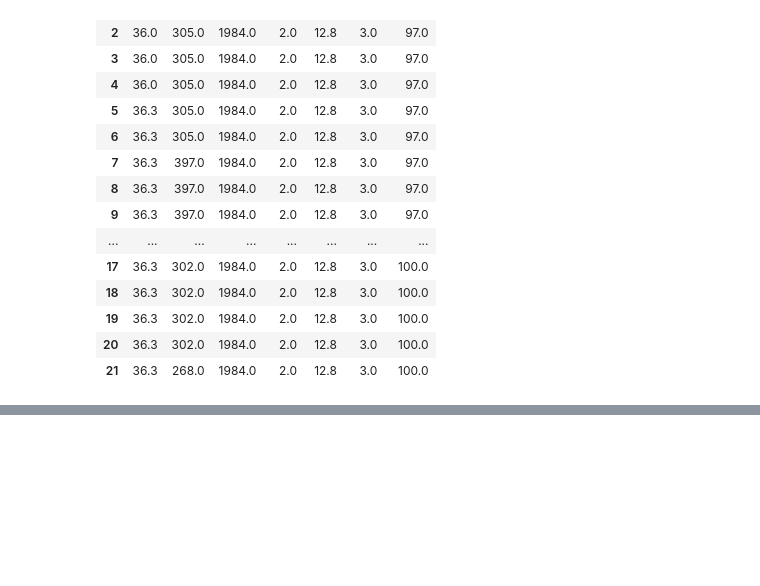
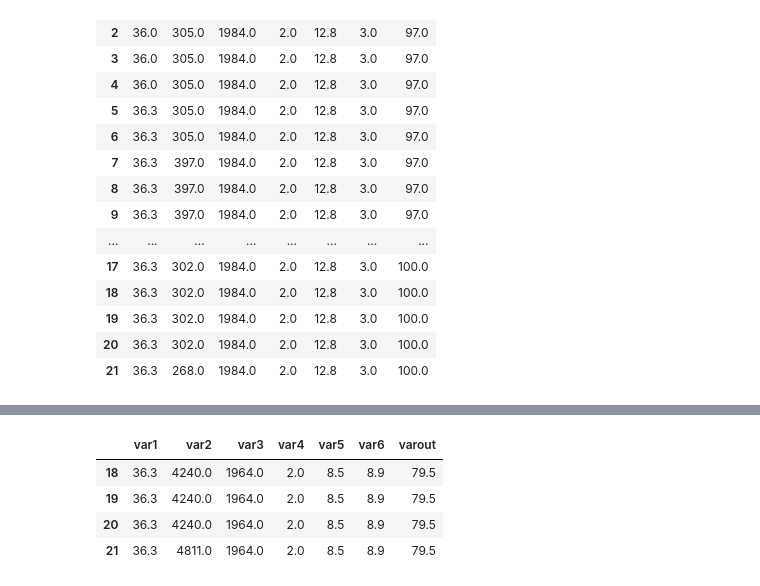
Before and after one commit to nnbaokhang/Descriptive-and-Predictive-Deep-Learning-Analytical-Tools-for-Enhanced-Bridge-Management, a Jupyter notebook: varmax_time_series_forecasting.ipynb, the cells around one changed output, grey strips where cells are left out. Drawn from its saved outputs; the diff is of its cells as text; code cells hidden in the pictures; blank space fills up the shorter version.

```diff
--- a/varmax_time_series_forecasting.ipynb
+++ b/varmax_time_series_forecasting.ipynb
@@ -161,0 +121,14 @@ LinAlgError: 4-th leading minor of the array is not positive definite
+# %%
+from statsmodels.tsa.vector_ar.var_model import VAR
+
+# remove constants
+# training_examples[0] = training_examples[0].loc[:, (df != df.iloc[0]).any()]
+
+train = training_examples[8].iloc[0:18].values.tolist()
+valid = training_examples[8].iloc[18:]
+train
+model = VAR(endog=train)
+model_fit = model.fit(trend='nc')
+
+prediction = model_fit.forecast(model_fit.y, steps=len(valid))
+print(yhat)
@@ -161,0 +144,8 @@ LinAlgError: 4-th leading minor of the array is not positive definite
+# %%
+valid
+# %% [output]
+|  | var1 | var2 | var3 | var4 | var5 | var6 | varout |
+| 18 | 36.3 | 4240.0 | 1964.0 | 2.0 | 8.5 | 8.9 | 79.5 |
+| 19 | 36.3 | 4240.0 | 1964.0 | 2.0 | 8.5 | 8.9 | 79.5 |
+| 20 | 36.3 | 4240.0 | 1964.0 | 2.0 | 8.5 | 8.9 | 79.5 |
+| 21 | 36.3 | 4811.0 | 1964.0 | 2.0 | 8.5 | 8.9 | 79.5 |
```
Also changed, not shown: parts of 18 cells of this notebook.
